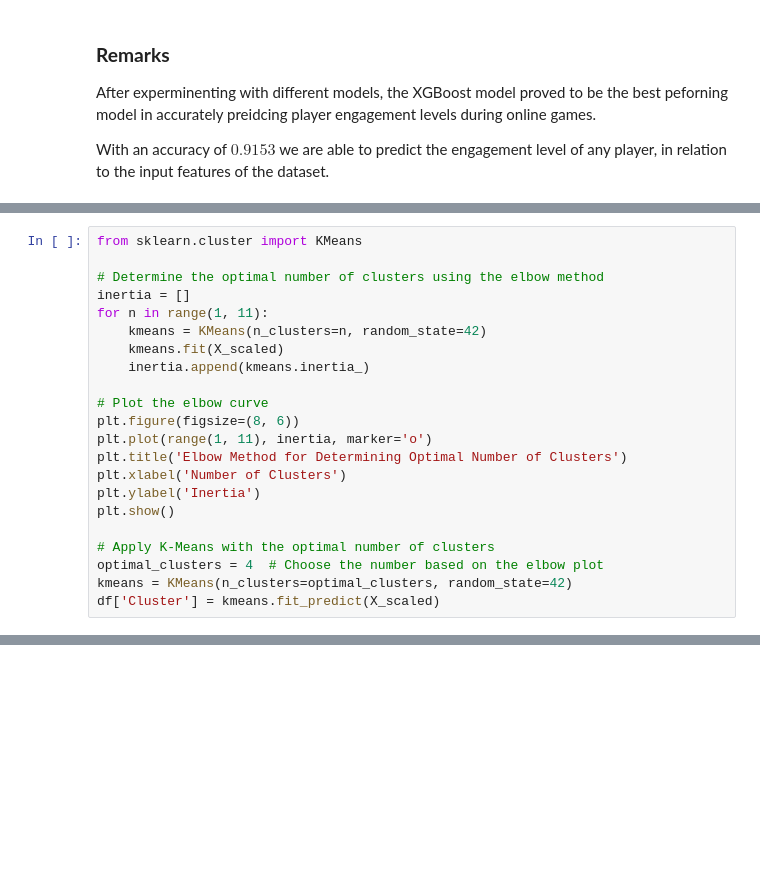
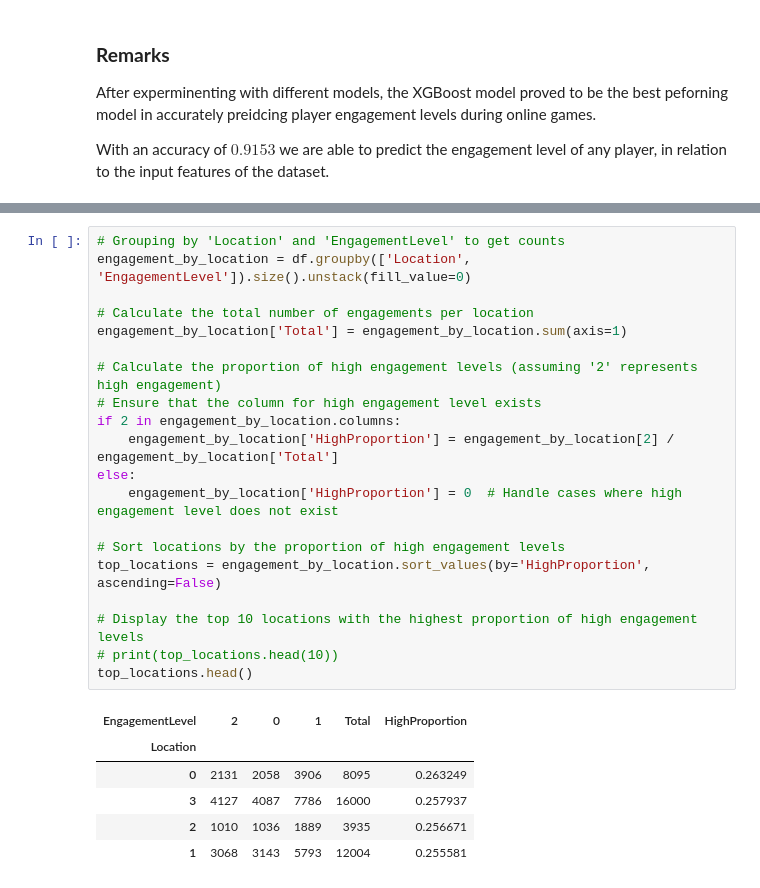
Before and after one commit to UgeneTettey/Blossom_Projects, a Jupyter notebook: capstone/Online_Gaming_Behavior/Online_Gaming_Prediction.ipynb, the cells around one changed output, grey strips where cells are left out. Cells and saved outputs as stored; diff of their text form; blank space fills up the shorter version.

```diff
--- a/capstone/Online_Gaming_Behavior/Online_Gaming_Prediction.ipynb
+++ b/capstone/Online_Gaming_Behavior/Online_Gaming_Prediction.ipynb
@@ -590,22 +579,0 @@ X_scaled = scaler.fit_transform(X)
-# %%
-from sklearn.cluster import KMeans
-
-# Determine the optimal number of clusters using the elbow method
-inertia = []
-for n in range(1, 11):
-    kmeans = KMeans(n_clusters=n, random_state=42)
-    kmeans.fit(X_scaled)
-    inertia.append(kmeans.inertia_)
-
-# Plot the elbow curve
-plt.figure(figsize=(8, 6))
-plt.plot(range(1, 11), inertia, marker='o')
-plt.title('Elbow Method for Determining Optimal Number of Clusters')
-plt.xlabel('Number of Clusters')
-plt.ylabel('Inertia')
-plt.show()
-
-# Apply K-Means with the optimal number of clusters
-optimal_clusters = 4  # Choose the number based on the elbow plot
-kmeans = KMeans(n_clusters=optimal_clusters, random_state=42)
-df['Cluster'] = kmeans.fit_predict(X_scaled)
@@ -643,0 +600,27 @@ plt.show()
+# %%
+# Grouping by 'Location' and 'EngagementLevel' to get counts
+engagement_by_location = df.groupby(['Location', 'EngagementLevel']).size().unstack(fill_value=0)
+
+# Calculate the total number of engagements per location
+engagement_by_location['Total'] = engagement_by_location.sum(axis=1)
+
+# Calculate the proportion of high engagement levels (assuming '2' represents high engagement)
+# Ensure that the column for high engagement level exists
+if 2 in engagement_by_location.columns:
+    engagement_by_location['HighProportion'] = engagement_by_location[2] / engagement_by_location['Total']
+else:
+    engagement_by_location['HighProportion'] = 0  # Handle cases where high engagement level does not exist
+
+# Sort locations by the proportion of high engagement levels
+top_locations = engagement_by_location.sort_values(by='HighProportion', ascending=False)
+
+# Display the top 10 locations with the highest proportion of high engagement levels
+# print(top_locations.head(10))
+top_locations.head()
+# %% [output]
+| EngagementLevel | 2 | 0 | 1 | Total | HighProportion |
+| Location |  |  |  |  |  |
+| 0 | 2131 | 2058 | 3906 | 8095 | 0.263249 |
+| 3 | 4127 | 4087 | 7786 | 16000 | 0.257937 |
+| 2 | 1010 | 1036 | 1889 | 3935 | 0.256671 |
+| 1 | 3068 | 3143 | 5793 | 12004 | 0.255581 |
```
Also changed, not shown: parts of 18 cells of this notebook.
